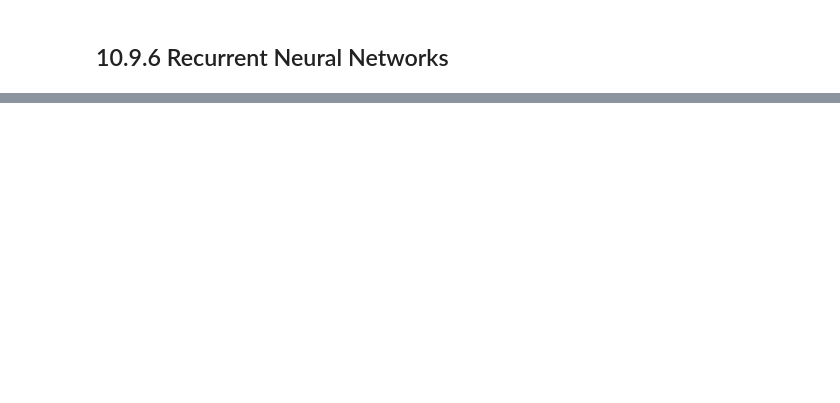
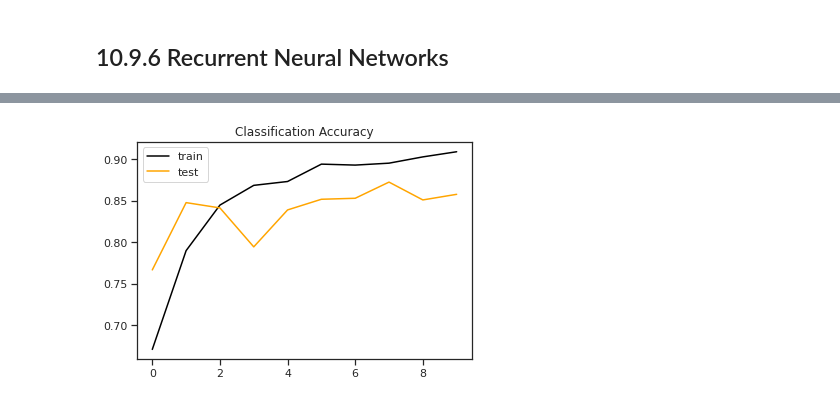
Before and after one commit to tvanzyl/ISL2_Python, a Jupyter notebook: Chapter_10_Lab.ipynb, the cells around one changed output, grey strips where cells are left out. Cells and saved outputs as stored; diff of their text form; code cells hidden in the pictures; blank space fills up the shorter version.

```diff
--- a/Chapter_10_Lab.ipynb
+++ b/Chapter_10_Lab.ipynb
@@ -361,8 +669,8 @@ vocabulary_size = 5000
 
 # we can cap the length of each review at 500
 max_words = 500
-X_train = sequence.pad_sequences(X_train, maxlen=max_words)
-X_test = sequence.pad_sequences(X_test, maxlen=max_words)
+X_train = pad_sequences(X_train, maxlen=max_words)
+X_test = pad_sequences(X_test, maxlen=max_words)
 
 embedding_size=32
 model=Sequential()
@@ -382,15 +725,12 @@ print('Test accuracy: %.3f' % acc)
 # %%
 # we can plot the metric history
 history_dict = history_model.history
 plt.title('Classification Accuracy')
 plt.plot(history_dict['accuracy'], color='black', label='train')
 plt.plot(history_dict['val_accuracy'], color='orange', label='test')
 plt.legend(loc='best')
 plt.show()
-
-"""
-I hope by now, you have a good understanding of the NN model and the reason why those models are becoming popular.
-Those model are easy to define, easy to train, easy to use, and easy to apply to new usecases.
-"""
+# %% [output]
+[figure, added]
 # %%
 # End of Chapter 10
```
Also changed, not shown: parts of 63 cells of this notebook, 3 other files.
